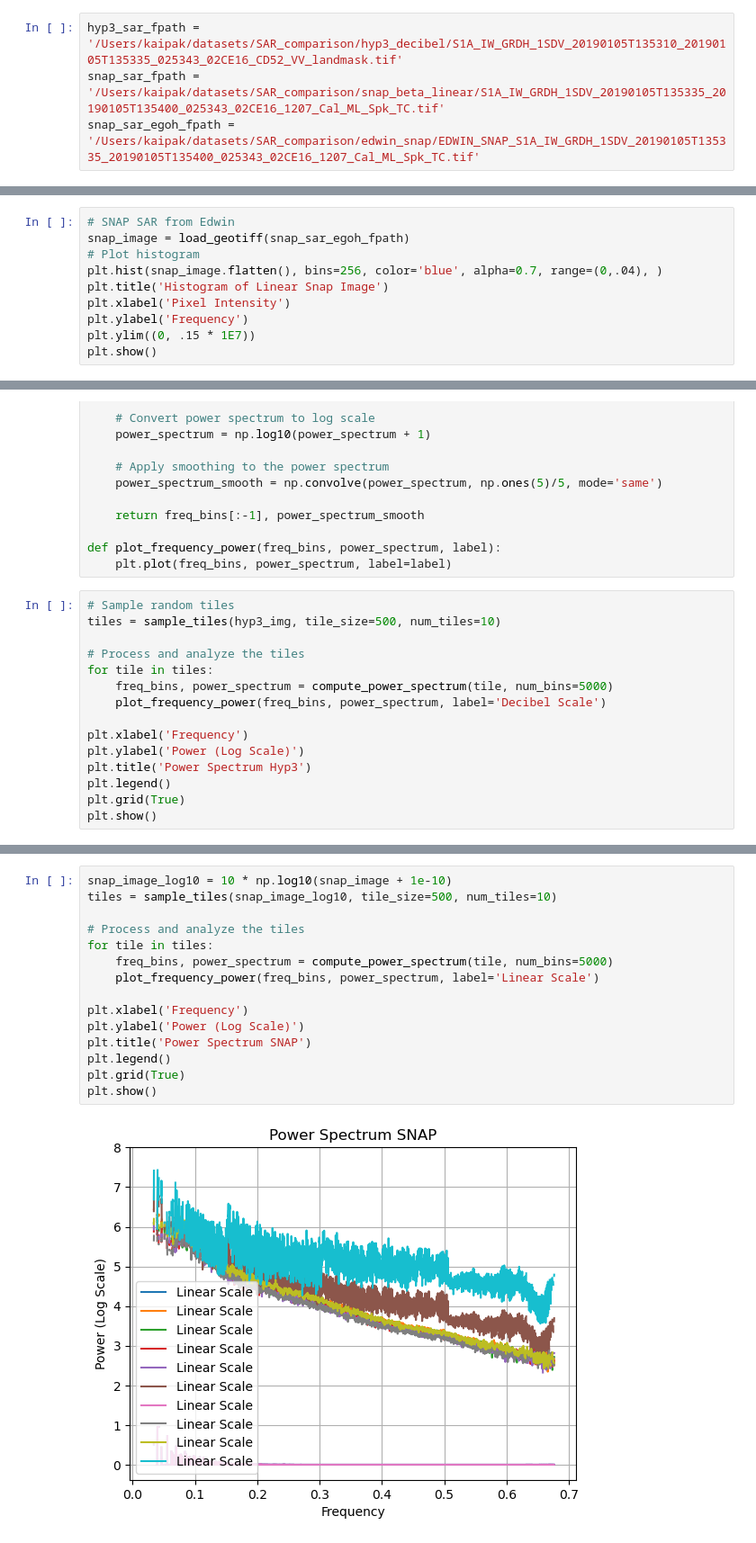
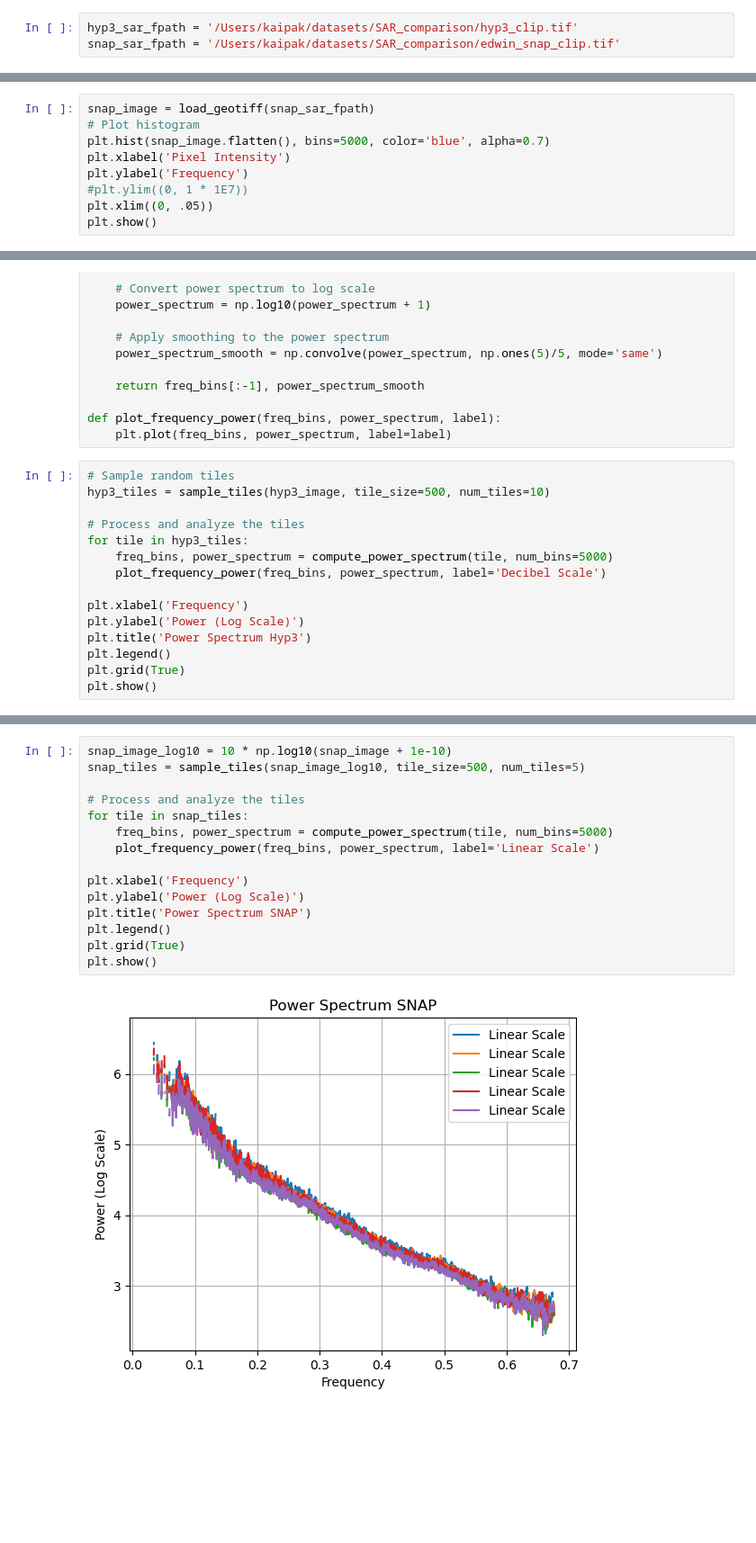
Before and after one commit to jpl-slice/kai_workspace, a Jupyter notebook: nbs/SAR_img_analysis.ipynb, the cells around one changed output, grey strips where cells are left out. Shown at 90% size. Drawn from its saved outputs; the diff is of its cells as text; blank space fills up the shorter version.

```diff
--- a/nbs/SAR_img_analysis.ipynb
+++ b/nbs/SAR_img_analysis.ipynb
@@ -17,9 +18,8 @@ from scipy.fft import fft2, fftshift
 The autoreload extension is already loaded. To reload it, use:
   %reload_ext autoreload
 # %%
-hyp3_sar_fpath = '/Users/kaipak/datasets/SAR_comparison/hyp3_decibel/S1A_IW_GRDH_1SDV_20190105T135310_20190105T135335_025343_02CE16_CD52_VV_landmask.tif'
-snap_sar_fpath = '/Users/kaipak/datasets/SAR_comparison/snap_beta_linear/S1A_IW_GRDH_1SDV_20190105T135335_20190105T135400_025343_02CE16_1207_Cal_ML_Spk_TC.tif'
-snap_sar_egoh_fpath = '/Users/kaipak/datasets/SAR_comparison/edwin_snap/EDWIN_SNAP_S1A_IW_GRDH_1SDV_20190105T135335_20190105T135400_025343_02CE16_1207_Cal_ML_Spk_TC.tif'
+hyp3_sar_fpath = '/Users/kaipak/datasets/SAR_comparison/hyp3_clip.tif'
+snap_sar_fpath = '/Users/kaipak/datasets/SAR_comparison/edwin_snap_clip.tif'
 # %%
 # Load GeoTIFF images using rasterio
 def load_geotiff(filepath):
@@ -74,13 +74,12 @@ def analyze_tiles(tiles):
 
     plt.show()
 # %%
-# SNAP SAR from Edwin
-snap_image = load_geotiff(snap_sar_egoh_fpath)
+snap_image = load_geotiff(snap_sar_fpath)
 # Plot histogram
-plt.hist(snap_image.flatten(), bins=256, color='blue', alpha=0.7, range=(0,.04), )
-plt.title('Histogram of Linear Snap Image')
+plt.hist(snap_image.flatten(), bins=5000, color='blue', alpha=0.7)
 plt.xlabel('Pixel Intensity')
 plt.ylabel('Frequency')
-plt.ylim((0, .15 * 1E7))
+#plt.ylim((0, 1 * 1E7))
+plt.xlim((0, .05))
 plt.show()
 # %% [output]
@@ -163,10 +178,10 @@ def plot_frequency_power(freq_bins, power_spectrum, label):
     plt.plot(freq_bins, power_spectrum, label=label)
 # %%
 # Sample random tiles
-tiles = sample_tiles(hyp3_img, tile_size=500, num_tiles=10)
+hyp3_tiles = sample_tiles(hyp3_image, tile_size=500, num_tiles=10)
 
 # Process and analyze the tiles
-for tile in tiles:
+for tile in hyp3_tiles:
     freq_bins, power_spectrum = compute_power_spectrum(tile, num_bins=5000)
     plot_frequency_power(freq_bins, power_spectrum, label='Decibel Scale')
 
@@ -181,17 +196,17 @@ plt.show()
 # %%
 snap_image_log10 = 10 * np.log10(snap_image + 1e-10)
-tiles = sample_tiles(snap_image_log10, tile_size=500, num_tiles=10)
+snap_tiles = sample_tiles(snap_image_log10, tile_size=500, num_tiles=5)
 
 # Process and analyze the tiles
-for tile in tiles:
+for tile in snap_tiles:
     freq_bins, power_spectrum = compute_power_spectrum(tile, num_bins=5000)
     plot_frequency_power(freq_bins, power_spectrum, label='Linear Scale')
 
 plt.xlabel('Frequency')
 plt.ylabel('Power (Log Scale)')
 plt.title('Power Spectrum SNAP')
 plt.legend()
 plt.grid(True)
 plt.show()
 # %% [output]
-[figure, old version]
+[figure, new version]
```
Also changed, not shown: parts of 11 cells of this notebook, 3 other files.
